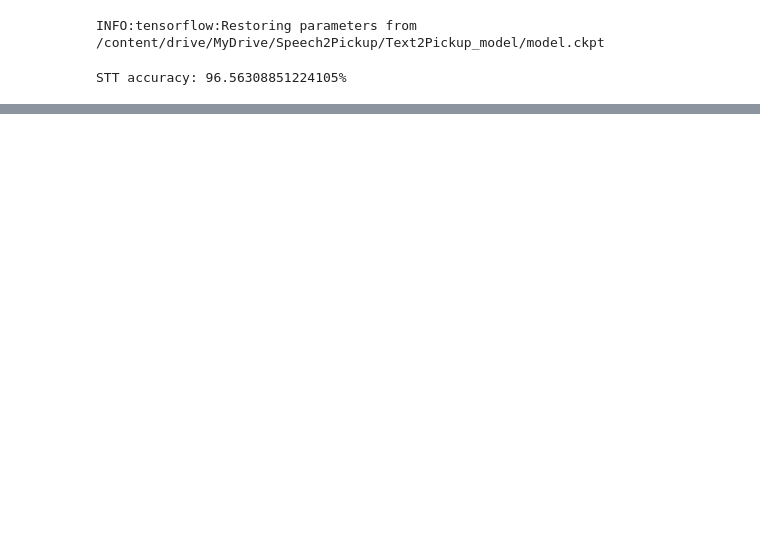
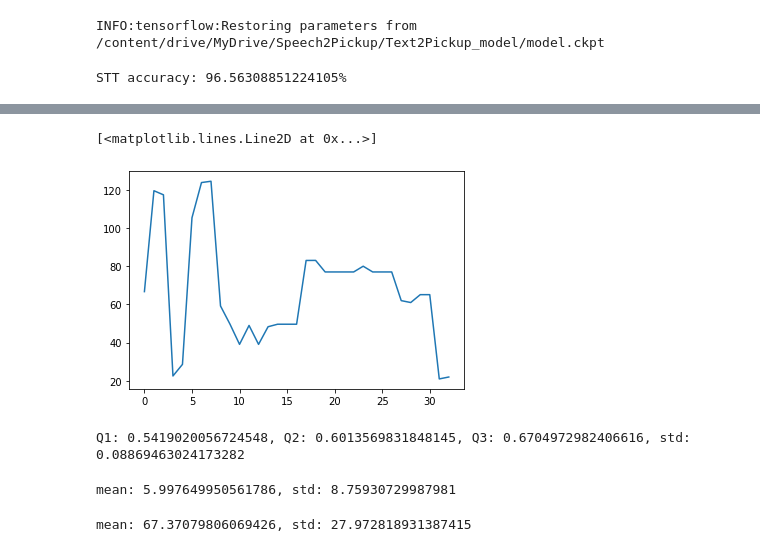
Before and after one commit to awesomericky/Speech2Pickup, a Jupyter notebook: ipynb/run_HGN_text2pickup_test.ipynb, the cells around one changed output, grey strips where cells are left out. Drawn from its saved outputs; the diff is of its cells as text; code cells hidden in the pictures; blank space fills up the shorter version.

```diff
--- a/ipynb/run_HGN_text2pickup_test.ipynb
+++ b/ipynb/run_HGN_text2pickup_test.ipynb
@@ -356,0 +422,14 @@ plt.plot(error)
+# %%
+# Load data
+
+data = np.load('/content/drive/MyDrive/Speech2Pickup/ASR_deepspeech2_text2pickup_evaluate.npz')
+img_idxs = data['img_idxs']
+pos_outputs = data['pos_outputs']
+real_text_inputs = data['real_text_inputs']
+STT_text_inputs = data['STT_text_inputs']
+num_STT_error = 0
+
+for i in range(len(img_idxs)):
+    if real_text_inputs[i] != STT_text_inputs[i]:
+        num_STT_error += 1
+print('STT accuracy: {}%'.format((1-(num_STT_error/len(img_idxs)))*100))
@@ -356,0 +520,35 @@ plt.plot(error)
+# %%
+# Plot error distance
+
+import matplotlib.pyplot as plt
+
+plt.plot(error)
+# %% [output]
+[<matplotlib.lines.Line2D at 0x...>]
+[figure, added]
+# %%
+# Evaluate model inference time
+
+times = np.asarray(times)
+STT_compute_times = np.load('/content/drive/MyDrive/Speech2Pickup/ASR_deepspeech2_STT_time_evaluate.npz')['times']
+taken_times_final = times + STT_compute_times
+
+Q1 = np.percentile(taken_times_final, 25)
+Q2 = np.percentile(taken_times_final, 50)
+Q3 = np.percentile(taken_times_final, 75)
+std = np.std(taken_times_final)
+print('Q1: {}, Q2: {}, Q3: {}, std: {}'.format(Q1, Q2, Q3, std))
+# %% [output]
+Q1: 0.5419020056724548, Q2: 0.6013569831848145, Q3: 0.6704972982406616, std: 0.08869463024173282
+# %%
+# Evaluate model inference error (distance)
+
+print('mean: {}, std: {}'.format(np.mean(distances), np.std(distances)))
+# %% [output]
+mean: 5.997649950561786, std: 8.75930729987981
+# %%
+# Evaluate model inference error (error)
+
+print('mean: {}, std: {}'.format(np.mean(error), np.std(error)))
+# %% [output]
+mean: 67.37079806069426, std: 27.972818931387415
```
Also changed, not shown: parts of 13 cells of this notebook, 4 other files.
